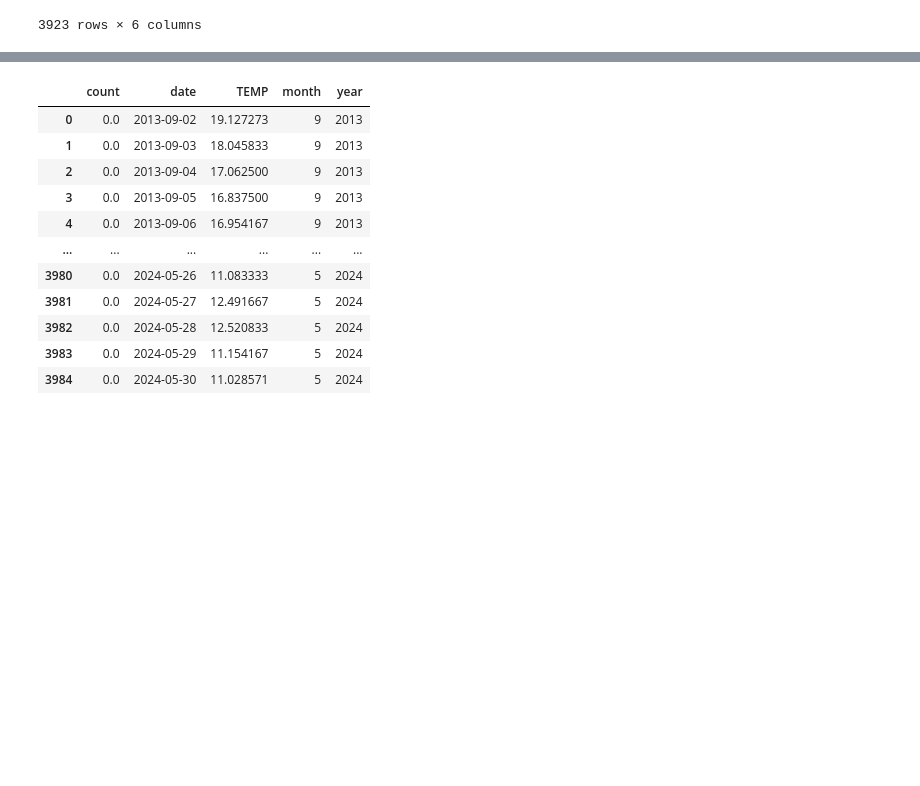
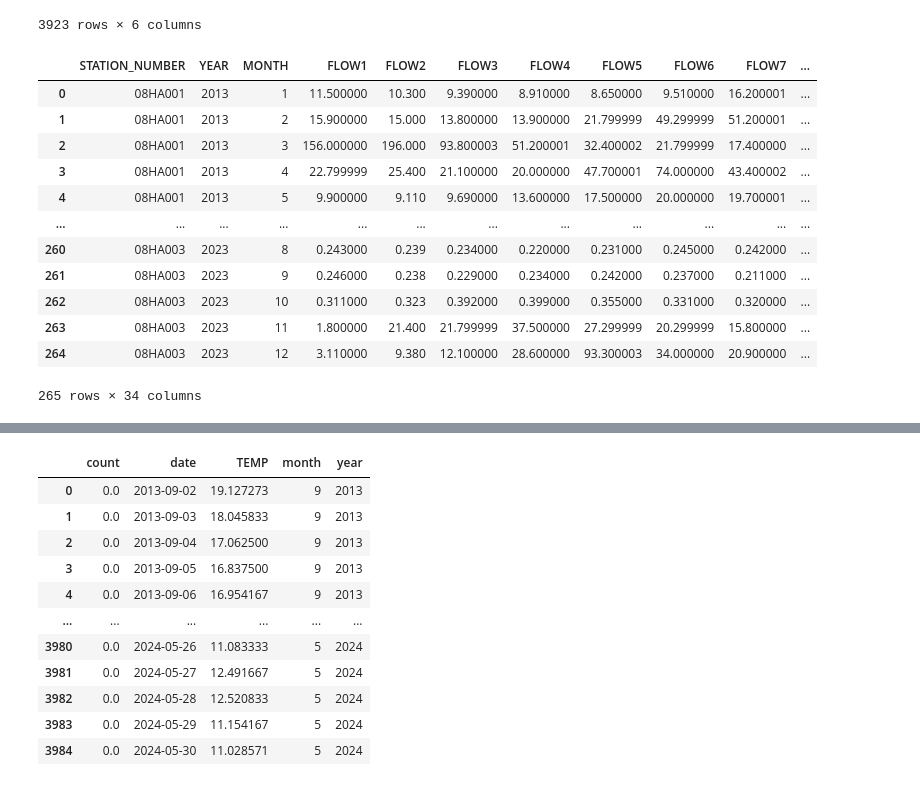
Before and after one commit to brahmwg/Bottlenecks_MDS_Capstone, a Jupyter notebook: outMigration_model/TS_with_winter.ipynb, the cells around one changed output, grey strips where cells are left out. Cells and saved outputs as stored; diff of their text form; code cells hidden in the pictures; blank space fills up the shorter version.

```diff
--- a/outMigration_model/TS_with_winter.ipynb
+++ b/outMigration_model/TS_with_winter.ipynb
@@ -49,3 +49,20 @@ temp_df
 | 3921 | 2024-05-29 | 67.625000 | 4.791667 | 11.154167 | NaN | 4.970833 |
 | 3922 | 2024-05-30 | 81.285714 | 3.285714 | 11.028571 | NaN | 7.942857 |
 3923 rows × 6 columns
+# %%
+flow_df = pd.read_csv("data/flow_2023.csv")
+flow_df
+# %% [output]
+|  | STATION_NUMBER | YEAR | MONTH | FLOW1 | FLOW2 | FLOW3 | FLOW4 | FLOW5 | FLOW6 | FLOW7 | ... |
+| 0 | 08HA001 | 2013 | 1 | 11.500000 | 10.300 | 9.390000 | 8.910000 | 8.650000 | 9.510000 | 16.200001 | ... |
+| 1 | 08HA001 | 2013 | 2 | 15.900000 | 15.000 | 13.800000 | 13.900000 | 21.799999 | 49.299999 | 51.200001 | ... |
+| 2 | 08HA001 | 2013 | 3 | 156.000000 | 196.000 | 93.800003 | 51.200001 | 32.400002 | 21.799999 | 17.400000 | ... |
+| 3 | 08HA001 | 2013 | 4 | 22.799999 | 25.400 | 21.100000 | 20.000000 | 47.700001 | 74.000000 | 43.400002 | ... |
+| 4 | 08HA001 | 2013 | 5 | 9.900000 | 9.110 | 9.690000 | 13.600000 | 17.500000 | 20.000000 | 19.700001 | ... |
+| ... | ... | ... | ... | ... | ... | ... | ... | ... | ... | ... | ... |
+| 260 | 08HA003 | 2023 | 8 | 0.243000 | 0.239 | 0.234000 | 0.220000 | 0.231000 | 0.245000 | 0.242000 | ... |
+| 261 | 08HA003 | 2023 | 9 | 0.246000 | 0.238 | 0.229000 | 0.234000 | 0.242000 | 0.237000 | 0.211000 | ... |
+| 262 | 08HA003 | 2023 | 10 | 0.311000 | 0.323 | 0.392000 | 0.399000 | 0.355000 | 0.331000 | 0.320000 | ... |
+| 263 | 08HA003 | 2023 | 11 | 1.800000 | 21.400 | 21.799999 | 37.500000 | 27.299999 | 20.299999 | 15.800000 | ... |
+| 264 | 08HA003 | 2023 | 12 | 3.110000 | 9.380 | 12.100000 | 28.600000 | 93.300003 | 34.000000 | 20.900000 | ... |
+265 rows × 34 columns
```
Also changed, not shown: parts of 7 cells of this notebook.
